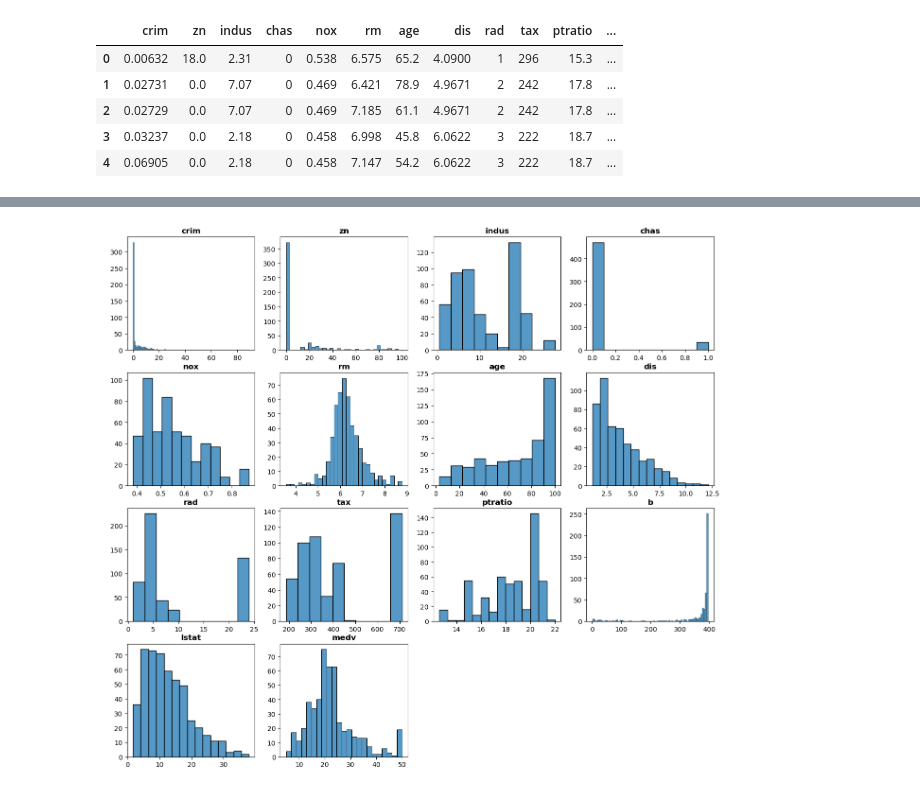
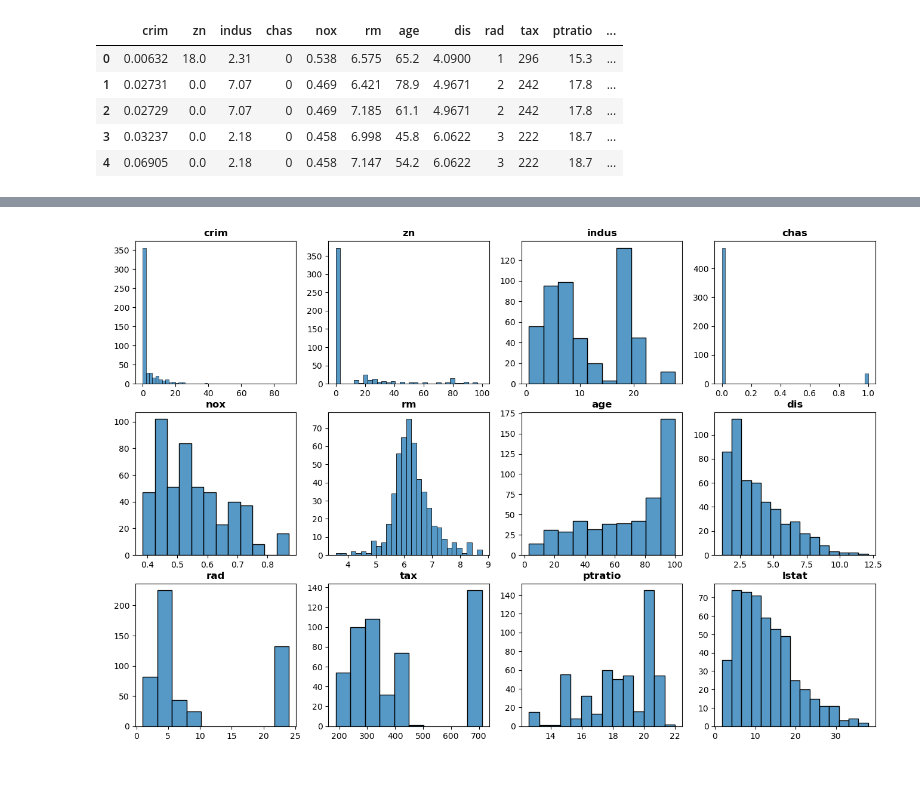
Before and after one commit to lilianabs/ml-beginner-projects, a Jupyter notebook: project_1/boston.ipynb, the cells around one changed output, grey strips where cells are left out. Drawn from its saved outputs; the diff is of its cells as text; code cells hidden in the pictures.

```diff
--- a/project_1/boston.ipynb
+++ b/project_1/boston.ipynb
@@ -37,6 +40,8 @@ The target variable of the Boston housing dataset is medv. The following are the
 * MEDV     Median value of owner-occupied homes in $1000's
 
 For ethical reasons, we won't be using variable B.
+# %%
+df.drop("b", axis=1, inplace=True)
 # %%
 df.describe()
 # %% [output]
@@ -90,0 +57,4 @@ sns.displot(df.medv)
+# %%
+TARGET = "medv"
+X = df.drop(TARGET, axis=1)
+y = df[TARGET]
@@ -91,10 +69,10 @@ sns.displot(df.medv)
 # %%
 plt.figure(figsize= (16,18))
-for i,col in enumerate(df.columns):
+for i,col in enumerate(X.columns):
     plt.subplot(5,4, i+1)
     sns.histplot(df[col])
     plt.title(col, weight = 'bold')
     plt.ylabel(" ")
     plt.xlabel(" ")
 # %% [output]
-[figure, old version]
+[figure, new version]
```
Also changed, not shown: parts of 28 cells of this notebook, 3 other files.
